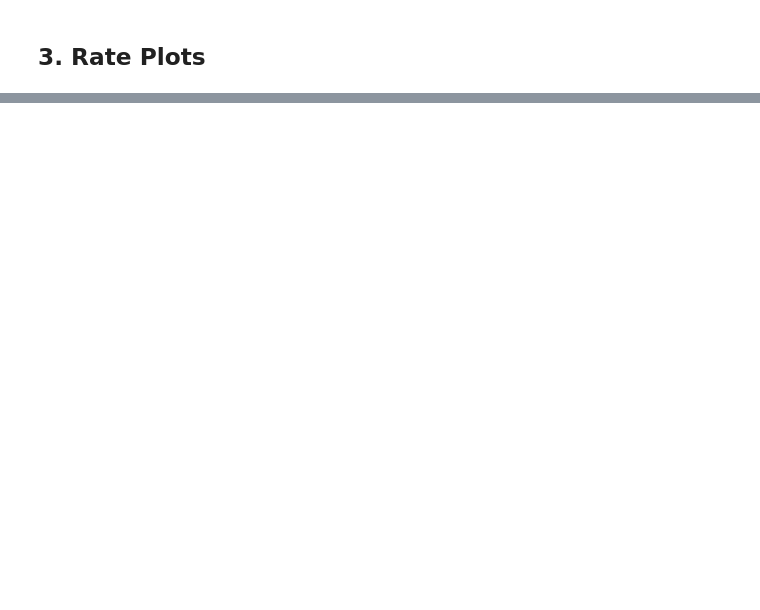
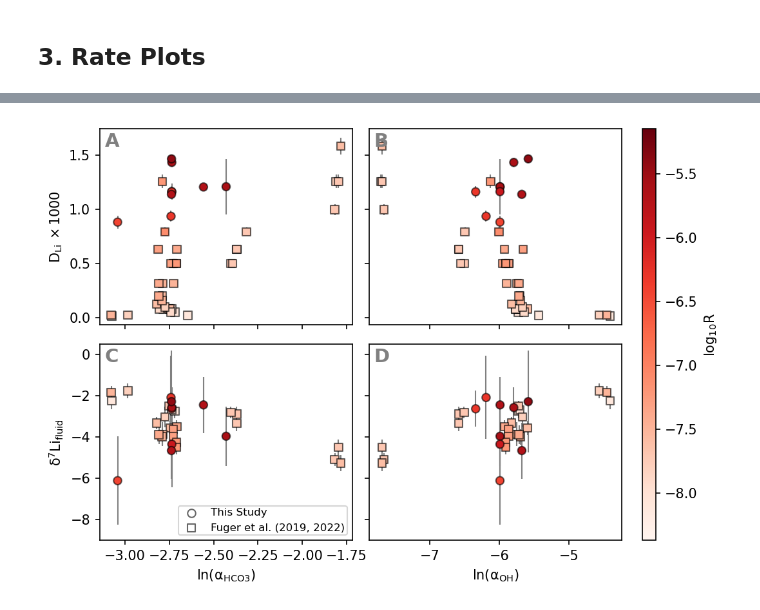
Before and after one commit to oscarbranson/supplementary, a Jupyter notebook: supplements/inorg_Li/02_Results.ipynb, the cells around one changed output, grey strips where cells are left out. Cells and saved outputs as stored; diff of their text form; code cells hidden in the pictures; blank space fills up the shorter version.

```diff
--- a/supplements/inorg_Li/02_Results.ipynb
+++ b/supplements/inorg_Li/02_Results.ipynb
@@ -542,0 +544,97 @@ savefig(fig, '03_Rate_SI')
+# %%
+fig, axs = plt.subplots(2, 2, figsize=(7, 5), sharex='col', sharey='row')
+
+pdf = sdf
+# cvar = (database, 'la_HCO3-')
+
+clabel = r'$log_{10}R$'
+clim = np.concatenate([fug.loc[:, ('solid', 'logR')].values, nom(pdf.R.log10R_13C.values)])
+cargs = {
+    'vmin': np.nanmin(clim) - np.ptp(clim) * 0.1,
+    'vmax': np.nanmax(clim) + np.ptp(clim) * 0.1,
+    'cmap': plt.cm.Reds,
+    'lw': 1,
+    'edgecolor': (0,0,0,.6)
+}
+
+# la_HCO3- plot
+bax, pax = axs[:,0]
+
+xvar = (database, 'la_HCO3-')
+pax.set_xlabel('$ln(\\alpha_{HCO3})$')
+
+bax.errorbar(fug.loc[:, xvar], fug.loc[:, ('solid', 'DLi')] * 1e3,
+             yerr=fug.loc[:, ('solid', 'DLi_2std')] * 1e3,
+             **epar, zorder=-1, color='grey')
+bax.scatter(fug.loc[:, xvar], fug.loc[:, ('solid', 'DLi')] * 1e3,
+            c=fug.loc[:, ('solid', 'logR')], marker=mdict['Fuger2019'][1], **cargs)
+
+pax.errorbar(fug.loc[:, xvar], fug.loc[:, ('solid', 'epsilon_7Li')],
+             yerr=fug.loc[:, ('solid', 'epsilon_7Li_2std')],
+             **epar, zorder=-1, color='grey')
+pax.scatter(fug.loc[:, xvar], fug.loc[:, ('solid', 'epsilon_7Li')],
+            c=fug.loc[:, ('solid', 'logR')], marker=mdict['Fuger2019'][1], **cargs)
+
+bax.errorbar(nom(pdf.loc[:, xvar]), nom(pdf.loc[:, ('OG', 'DLi')]) * 1e3,
+             xerr=err(pdf.loc[:, xvar]), yerr=err(pdf.loc[:, ('OG', 'DLi')]) * 1e3,
+             **epar, zorder=-1, color='grey')
+bax.scatter(nom(pdf.loc[:, xvar]), nom(pdf.loc[:, ('OG', 'DLi')]) * 1e3, c=nom(pdf.R.log10R_13C.values), **cargs)
+
+pax.errorbar(nom(pdf.loc[:, xvar]), nom(pdf.loc[:, ('Li_isotopes_vs_fluid', 'epsilon_og')]),
+             xerr=err(pdf.loc[:, xvar]), yerr=err(pdf.loc[:, ('Li_isotopes_vs_fluid', 'epsilon_og')]),
+             **epar, zorder=-1, color='grey')
+ma = pax.scatter(nom(pdf.loc[:, xvar]), nom(pdf.loc[:, ('Li_isotopes_vs_fluid', 'epsilon_og')]), c=nom(pdf.R.log10R_13C.values), **cargs)
+
+# la_OH-- plot
+
+bax, pax = axs[:,1]
+
+xvar = (database, 'la_OH-')
+pax.set_xlabel('$ln(\\alpha_{OH})$')
+
+
+bax.errorbar(fug.loc[:, xvar], fug.loc[:, ('solid', 'DLi')] * 1e3,
+             yerr=fug.loc[:, ('solid', 'DLi_2std')] * 1e3,
+             **epar, zorder=-1, color='grey')
+bax.scatter(fug.loc[:, xvar], fug.loc[:, ('solid', 'DLi')] * 1e3,
+            c=fug.loc[:, ('solid', 'logR')], marker=mdict['Fuger2019'][1], **cargs)
+
+pax.errorbar(fug.loc[:, xvar], fug.loc[:, ('solid', 'epsilon_7Li')],
+             yerr=fug.loc[:, ('solid', 'epsilon_7Li_2std')],
+             **epar, zorder=-1, color='grey')
+pax.scatter(fug.loc[:, xvar], fug.loc[:, ('solid', 'epsilon_7Li')],
+            c=fug.loc[:, ('solid', 'logR')], marker=mdict['Fuger2019'][1], **cargs)
+
+bax.errorbar(nom(pdf.loc[:, xvar]), nom(pdf.loc[:, ('OG', 'DLi')]) * 1e3,
+             xerr=err(pdf.loc[:, xvar]), yerr=err(pdf.loc[:, ('OG', 'DLi')]) * 1e3,
+             **epar, zorder=-1, color='grey')
+bax.scatter(nom(pdf.loc[:, xvar]), nom(pdf.loc[:, ('OG', 'DLi')]) * 1e3, c=nom(pdf.R.log10R_13C.values), **cargs)
+
+pax.errorbar(nom(pdf.loc[:, xvar]), nom(pdf.loc[:, ('Li_isotopes_vs_fluid', 'epsilon_og')]),
+             xerr=err(pdf.loc[:, xvar]), yerr=err(pdf.loc[:, ('Li_isotopes_vs_fluid', 'epsilon_og')]),
+             **epar, zorder=-1, color='grey')
+ma = pax.scatter(nom(pdf.loc[:, xvar]), nom(pdf.loc[:, ('Li_isotopes_vs_fluid', 'epsilon_og')]), c=nom(pdf.R.log10R_13C.values), **cargs)
+
+# pax.set_xlim(-6.6, -5.3)
+pax.set_ylim(-9, 0.5)
+
+
+axs[0,0].set_ylabel('$D_{Li}\ \\times 1000$')
+axs[1,0].set_ylabel('$\delta^7Li_{fluid}$')
+
+fig.tight_layout()
+
+fig.subplots_adjust(right=0.87)
+cax = fig.add_axes([.9, pax.get_position().y0, .02, bax.get_position().y1 - pax.get_position().y0])
+fig.colorbar(ma, cax, label=clabel)
+
+for ax, a in zip(axs.flat, 'ABCDEFGH'):
+    ax.text(0.02, 0.98, a, weight='bold', transform=ax.transAxes, ha='left', va='top', fontsize=14, color='grey')
+
+axs[1,0].scatter([],[],marker='o', label='This Study', color='w', **cargs)
+axs[1,0].scatter([],[],marker='s', label='Fuger et al. (2019, 2022)', color='w', **cargs)
+axs[1,0].legend(fontsize=8, borderpad=0.2, loc='lower right')
+
+savefig(fig, '04_OH_HCO3_activity')
+# %% [output]
+[figure, added]
```
Also changed, not shown: parts of 6 cells of this notebook.
